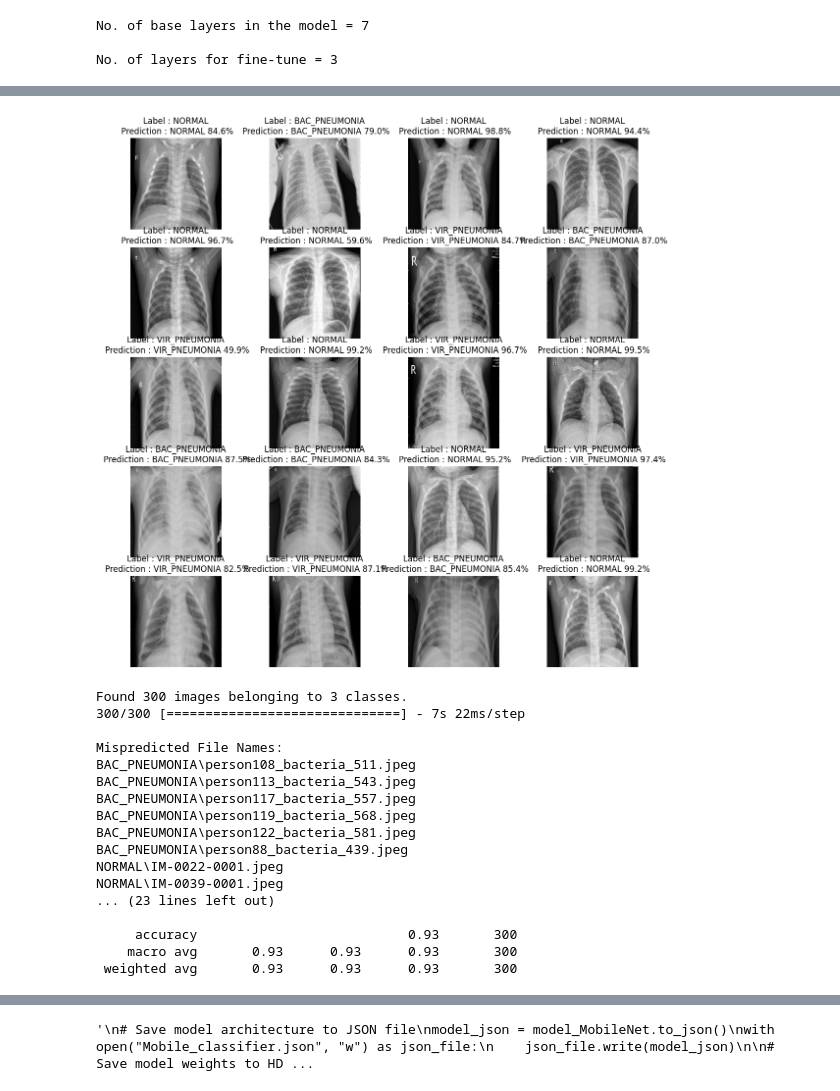
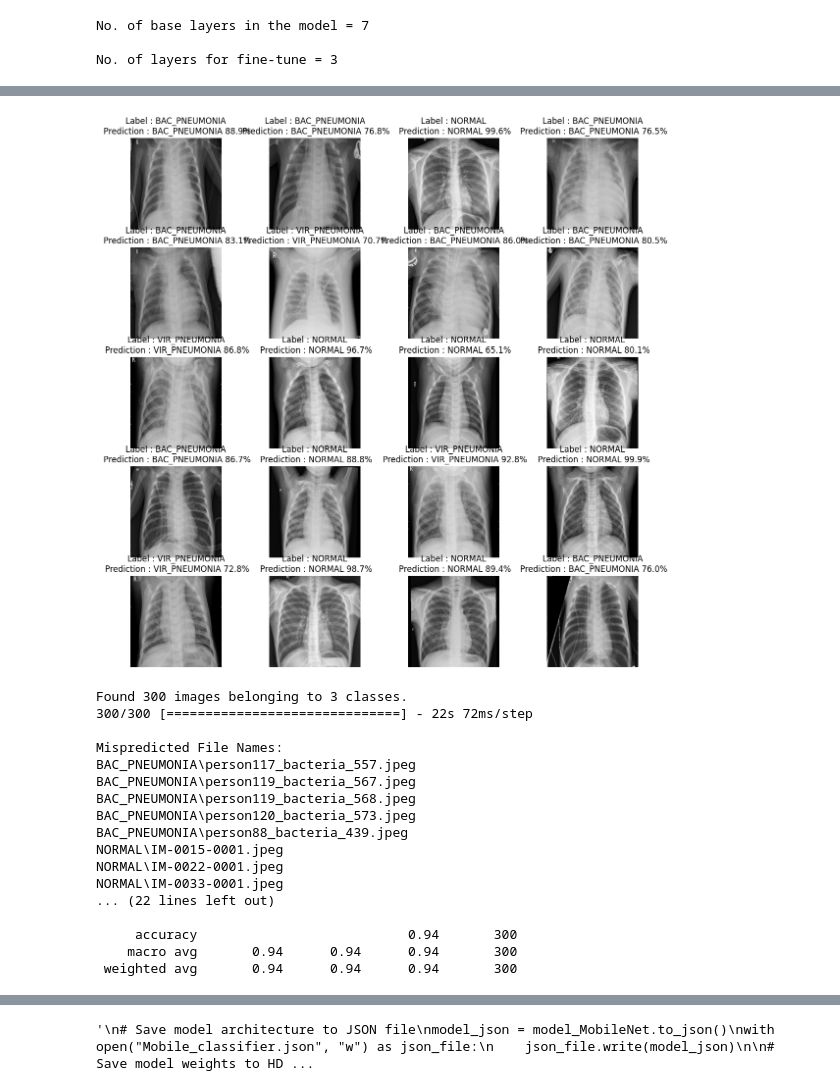
Before and after one commit to Abhiram-P-Ashok/Pneumo-tfjs, a Jupyter notebook: pneumonia_detection.ipynb, the cells around one changed output, grey strips where cells are left out. Saved outputs shown, nothing was run; the diff lists cells and outputs as text; code cells hidden in the pictures.

```diff
--- a/pneumonia_detection.ipynb
+++ b/pneumonia_detection.ipynb
@@ -197,9 +194,9 @@ with strategy.scope():
 
     # Add a fully connected layer and output layer for classification
     model_VGG16.add(GlobalAveragePooling2D())
-    model_VGG16.add(Dense(128, activation='relu',kernel_regularizer=regularizers.l2(0.001)))
+    model_VGG16.add(Dense(128, activation='relu'))
     model_VGG16.add(Dropout(0.4))
-    model_VGG16.add(Dense(64, activation='relu',kernel_regularizer=regularizers.l2(0.001)))
+    model_VGG16.add(Dense(64, activation='relu'))
     model_VGG16.add(Dropout(0.2))
     model_VGG16.add(Dense(3, activation='softmax'))
 
@@ -259,9 +254,9 @@ with strategy.scope():
 
     # Add a global average pooling layer and output layer for classification
     model_MobileNet.add(GlobalAveragePooling2D())
-    model_MobileNet.add(Dense(128, activation='relu', kernel_regularizer=regularizers.l2(0.001)))
+    model_MobileNet.add(Dense(128, activation='relu'))
     model_MobileNet.add(Dropout(0.4))
-    model_MobileNet.add(Dense(64, activation='relu', kernel_regularizer=regularizers.l2(0.001)))
+    model_MobileNet.add(Dense(64, activation='relu'))
     model_MobileNet.add(Dropout(0.2))
     model_MobileNet.add(Dense(3, activation='softmax'))
 
@@ -322,9 +313,9 @@ with strategy.scope():
 
     # Add a global average pooling layer and output layer for classification
     model_DenseNet.add(GlobalAveragePooling2D())
-    model_DenseNet.add(Dense(128, activation='relu', kernel_regularizer=regularizers.l2(0.001)))
+    model_DenseNet.add(Dense(128, activation='relu'))
     model_DenseNet.add(Dropout(0.4))
-    model_DenseNet.add(Dense(64, activation='relu', kernel_regularizer=regularizers.l2(0.001)))
+    model_DenseNet.add(Dense(64, activation='relu'))
     model_DenseNet.add(Dropout(0.2))
     model_DenseNet.add(Dense(3, activation='softmax'))
 
@@ -492,13 +479,13 @@ Trainable: True
 ===================
 # %%
 # Fine-tune the model
-model_MobileNet.trainable = True
-for layer in model_MobileNet.layers[: -no_finetune_layers]:
+model_DenseNet.trainable = True
+for layer in model_DenseNet.layers[: -no_finetune_layers]:
     layer.trainable = False
 
 # small learning rate for fine tuning
-model_MobileNet.compile(optimizer=tf.keras.optimizers.Adam(1e-5), loss='categorical_crossentropy', metrics=['accuracy'])
+model_DenseNet.compile(optimizer=tf.keras.optimizers.Adam(1e-5), loss='categorical_crossentropy', metrics=['accuracy'])
 
-history_finetune_MobileNet = model_MobileNet.fit(train_data, epochs=EPOCHS, validation_data=test_generator, callbacks=[early_stopping])
+history_finetune_MobileNet = model_DenseNet.fit(train_data, epochs=EPOCHS, validation_data=test_generator, callbacks=[early_stopping])
 # %% [output]
 Epoch 1/4
@@ -532,7 +517,7 @@ MobileNet_test_pred_classes = np.argmax(MobileNet_test_preds, axis=1)
 test_generator.reset()
 img, label = next(test_generator)
 
-prediction = model_MobileNet.predict(img)
+prediction = model_DenseNet.predict(img)
 test_pred_classes = np.argmax(prediction, axis=1)
 
 plt.figure(figsize=[14, 14])
@@ -547,4 +532,4 @@ plt.show()
-[figure, old version]
+[figure, new version]
 # %%
 test_dir = r"C:\Users\PC\OneDrive\Desktop\pneumonia_detection\data\data\Test"
 
@@ -565,7 +550,7 @@ test_generator = test_data_generator.flow_from_directory(
 )
 
 # Get predictions and true labels
-y_pred = model_MobileNet.predict(test_generator, steps=len(test_generator))
+y_pred = model_DenseNet.predict(test_generator, steps=len(test_generator))
 y_pred_classes = np.argmax(y_pred, axis=1)
 y_true = test_generator.classes
 file_names = test_generator.filenames
@@ -594,22 +579,22 @@ print("\nClassification Report:")
 print(class_report)
 # %% [output]
 Found 300 images belonging to 3 classes.
-300/300 [==============================] - 7s 22ms/step
+300/300 [==============================] - 22s 72ms/step
 
 Mispredicted File Names:
-BAC_PNEUMONIA\person108_bacteria_511.jpeg
-BAC_PNEUMONIA\person113_bacteria_543.jpeg
 BAC_PNEUMONIA\person117_bacteria_557.jpeg
+BAC_PNEUMONIA\person119_bacteria_567.jpeg
 BAC_PNEUMONIA\person119_bacteria_568.jpeg
-BAC_PNEUMONIA\person122_bacteria_581.jpeg
+BAC_PNEUMONIA\person120_bacteria_573.jpeg
 BAC_PNEUMONIA\person88_bacteria_439.jpeg
+NORMAL\IM-0015-0001.jpeg
 NORMAL\IM-0022-0001.jpeg
-NORMAL\IM-0039-0001.jpeg
-... (23 lines left out)
+NORMAL\IM-0033-0001.jpeg
+... (22 lines left out)
 
-     accuracy                           0.93       300
-    macro avg       0.93      0.93      0.93       300
- weighted avg       0.93      0.93      0.93       300
+     accuracy                           0.94       300
+    macro avg       0.94      0.94      0.94       300
+ weighted avg       0.94      0.94      0.94       300
 # %%
 # Visualization of Confusion Matrix
 plt.figure(figsize=(8, 6))
```
Also changed, not shown: parts of 16 cells of this notebook, 10 other files.
